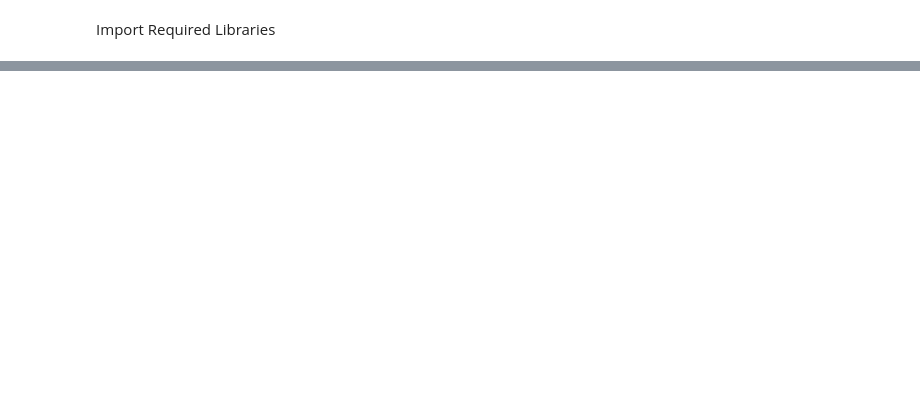
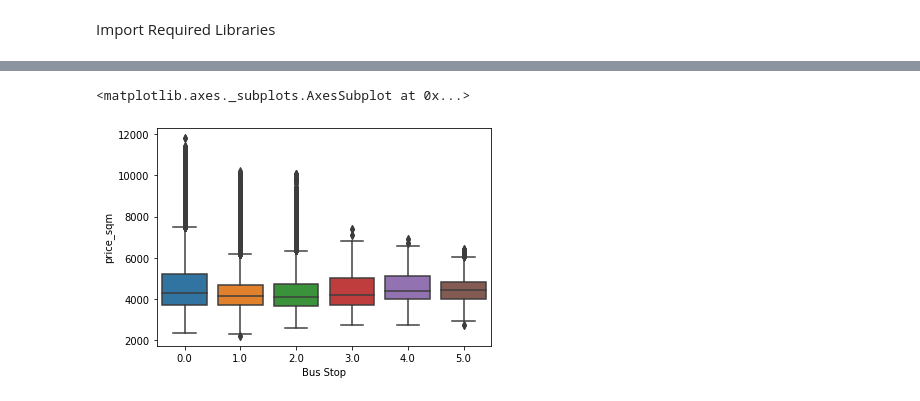
Before and after one commit to sciai-ai/HDB_Flat_Resale_Price_Prediction, a Jupyter notebook: Capstone Project Notebook.ipynb, the cells around one changed output, grey strips where cells are left out. Saved outputs shown, nothing was run; the diff lists cells and outputs as text; code cells hidden in the pictures; blank space fills up the shorter version.

```diff
--- a/Capstone Project Notebook.ipynb
+++ b/Capstone Project Notebook.ipynb
@@ -15,0 +239,2 @@ Hello Capstone Project Course!
+# %%
+df_venues = pd.read_csv("dat_venues.csv")
@@ -15,0 +300,15 @@ Hello Capstone Project Course!
+# %%
+# Create list of selected Venue Categories
+venue_list = ['Bus Stop', 'Train Station', 'Supermarket', 'Park', 'Shopping Mall',
+              'Gym', 'Theater', 'Restaurant', 'High School', 'General College & University',
+              'Museum', 'Food Court']
+
+# Filter venue dataframe with venue list
+df_vcat = df_venues.loc[df_venues['Venue Category'].isin(venue_list),]
+# %%
+df_vcat = pd.DataFrame(df_vcat.groupby(['street_name', 'Venue Category'])['Venue'].count())
+df_vcat = df_vcat.reset_index()
+df_vcat = df_vcat.pivot(index='street_name',columns='Venue Category',values='Venue')
+df_vcat = df_vcat.reset_index()
+df_vcat.fillna(0, inplace = True)
+df_vcat.head()
@@ -15,0 +326,7 @@ Hello Capstone Project Course!
+# %%
+df_main = df_hdb.merge(df_vcat, how = 'left', on = 'street_name')
+df_onehot = pd.get_dummies(df_main[['town', 'flat_type', 'flat_model', 'storey_range']])
+df_final = df_main.join(df_onehot)
+df_final.drop(['town', 'flat_type','flat_model','storey_range', 'street_name', 'resale_price','id','block','lease_commence_date'],
+              axis = 1, inplace = True)
+df_final.head()
@@ -15,0 +610,5 @@ Hello Capstone Project Course!
+# %%
+sns.boxplot(x = df_main['Bus Stop'], y = df_main['price_sqm'])
+# %% [output]
+<matplotlib.axes._subplots.AxesSubplot at 0x...>
+[figure, added]
```
Also changed, not shown: parts of 84 cells of this notebook.
